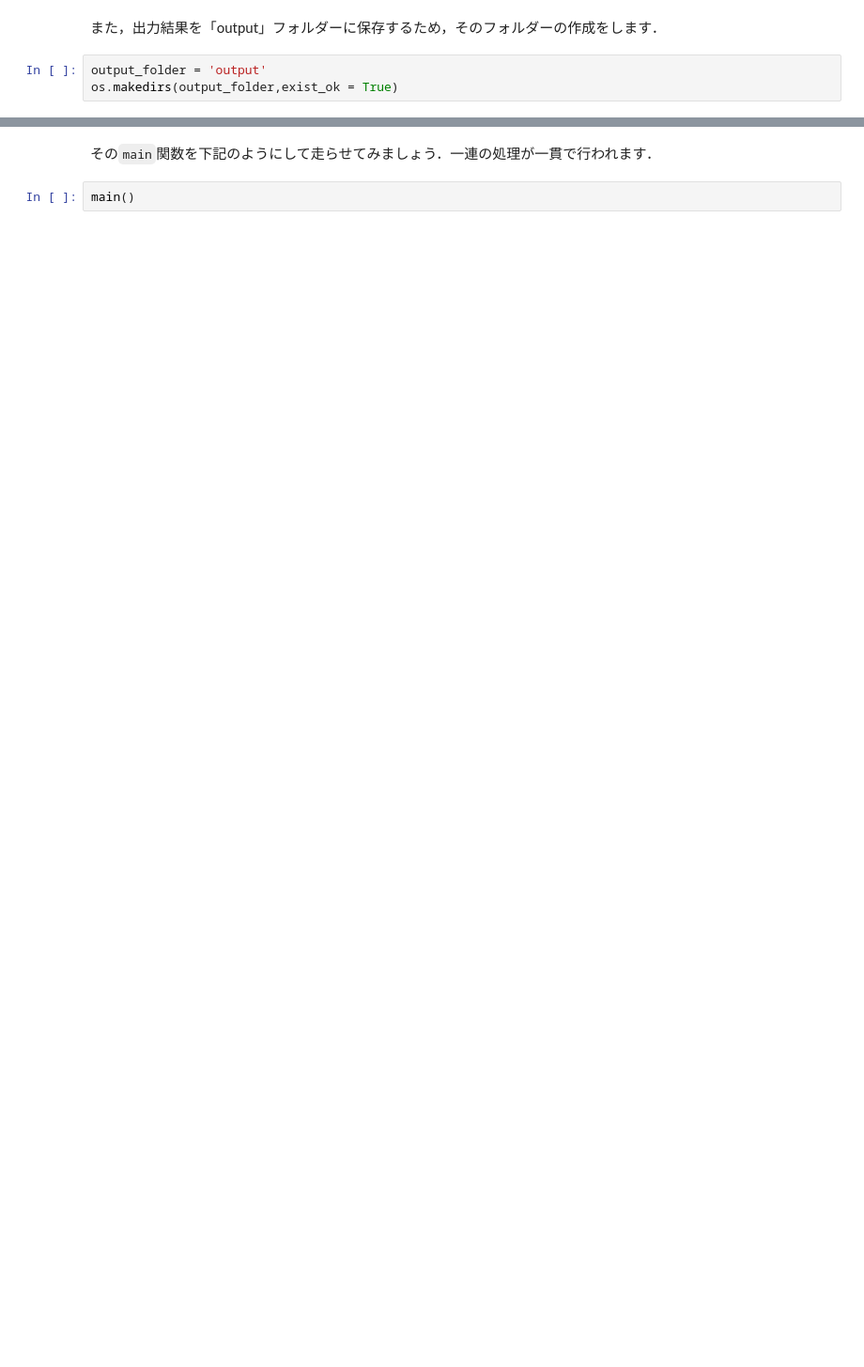
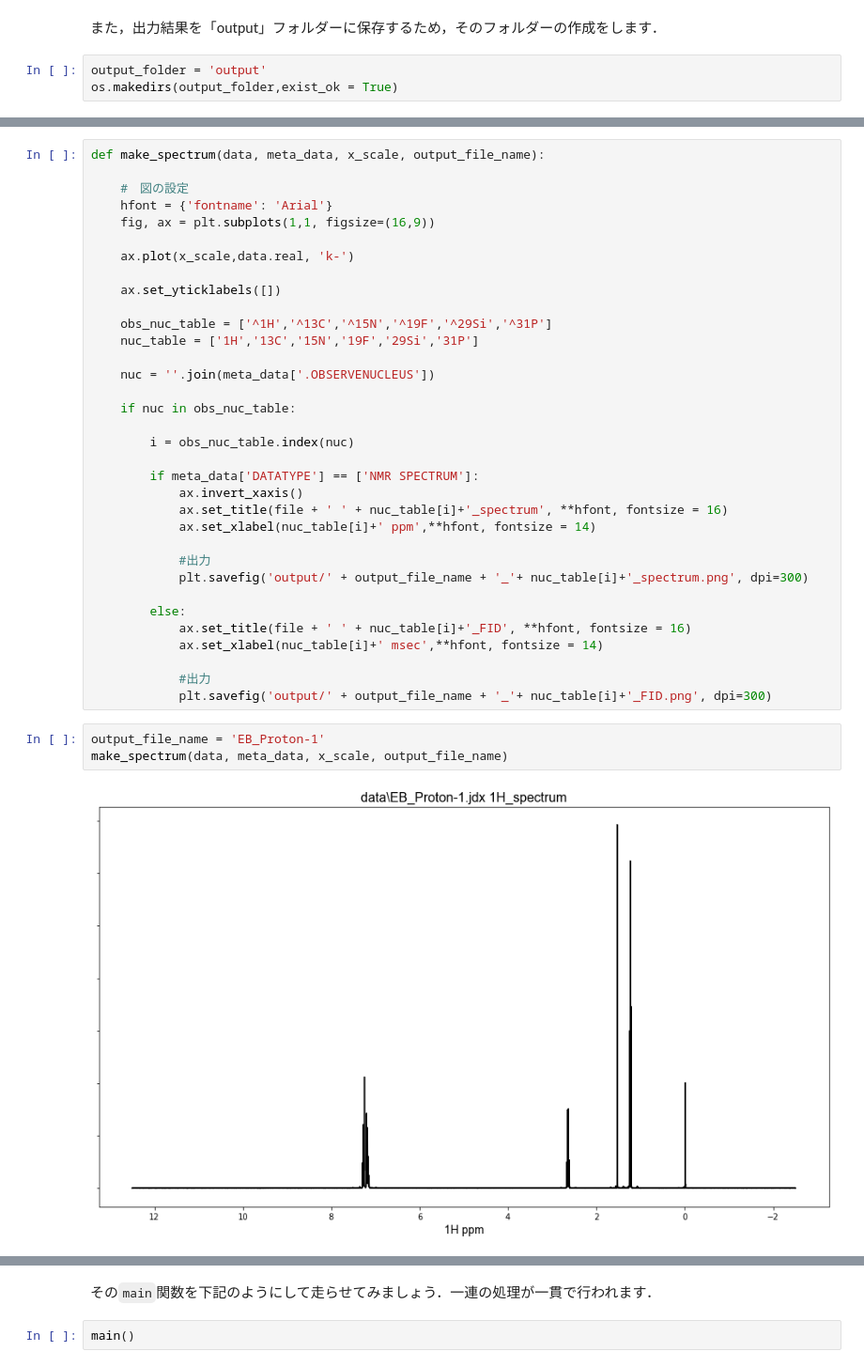
Before and after one commit to ARIM-Training/Training_Program_5, a Jupyter notebook: Training_5.ipynb, the cells around one changed output, grey strips where cells are left out. Shown at 94% size. Saved outputs shown, nothing was run; the diff lists cells and outputs as text; blank space fills up the shorter version.

```diff
--- a/Training_5.ipynb
+++ b/Training_5.ipynb
@@ -50,0 +184,39 @@ os.makedirs(output_folder,exist_ok = True)
+# %%
+def make_spectrum(data, meta_data, x_scale, output_file_name):
+
+    #　図の設定
+    hfont = {'fontname': 'Arial'}
+    fig, ax = plt.subplots(1,1, figsize=(16,9))
+
+    ax.plot(x_scale,data.real, 'k-')
+
+    ax.set_yticklabels([])
+
+    obs_nuc_table = ['^1H','^13C','^15N','^19F','^29Si','^31P']
+    nuc_table = ['1H','13C','15N','19F','29Si','31P']
+
+    nuc = ''.join(meta_data['.OBSERVENUCLEUS'])
+
+    if nuc in obs_nuc_table:
+
+        i = obs_nuc_table.index(nuc)
+
+        if meta_data['DATATYPE'] == ['NMR SPECTRUM']:
+            ax.invert_xaxis()
+            ax.set_title(file + ' ' + nuc_table[i]+'_spectrum', **hfont, fontsize = 16)
+            ax.set_xlabel(nuc_table[i]+' ppm',**hfont, fontsize = 14)
+
+            #出力
+            plt.savefig('output/' + output_file_name + '_'+ nuc_table[i]+'_spectrum.png', dpi=300)
+
+        else:
+            ax.set_title(file + ' ' + nuc_table[i]+'_FID', **hfont, fontsize = 16)
+            ax.set_xlabel(nuc_table[i]+' msec',**hfont, fontsize = 14)
+
+            #出力
+            plt.savefig('output/' + output_file_name + '_'+ nuc_table[i]+'_FID.png', dpi=300)
+# %%
+output_file_name = 'EB_Proton-1'
+make_spectrum(data, meta_data, x_scale, output_file_name)
+# %% [output]
+[figure, added]
```
Also changed, not shown: parts of 53 cells of this notebook, 2 other files.
